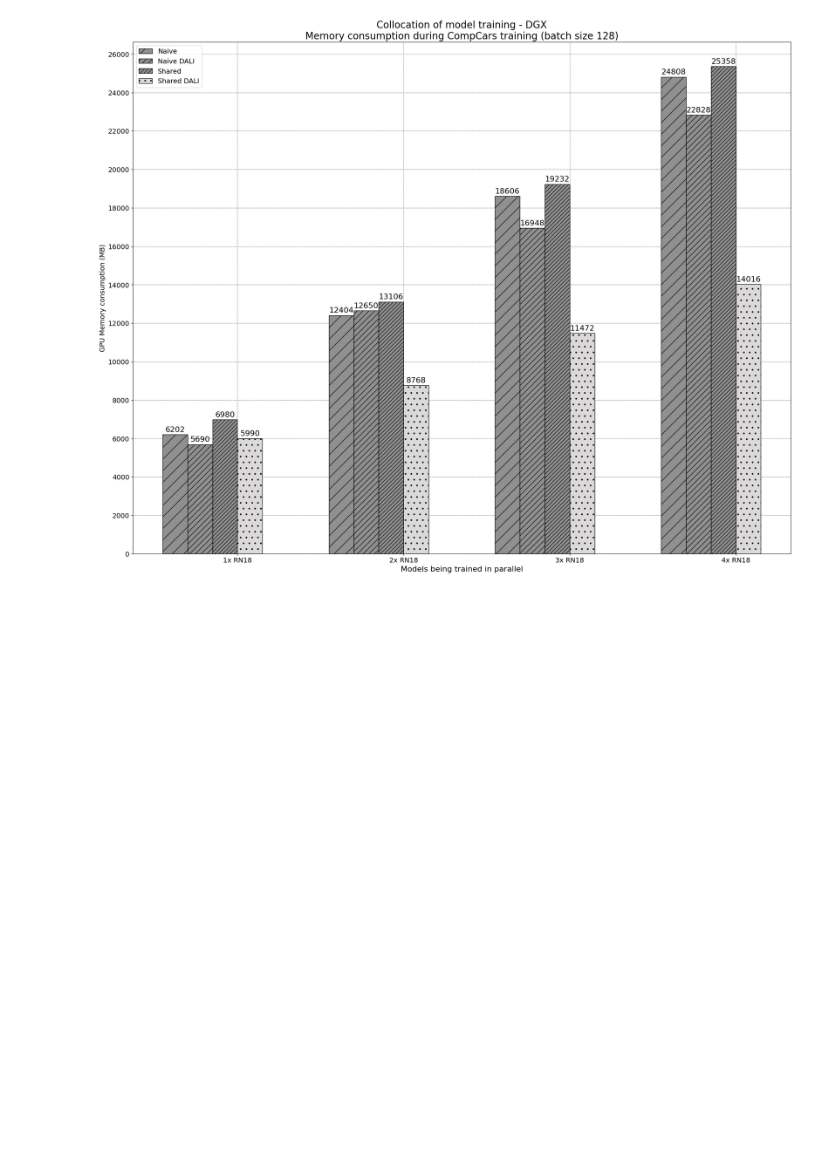
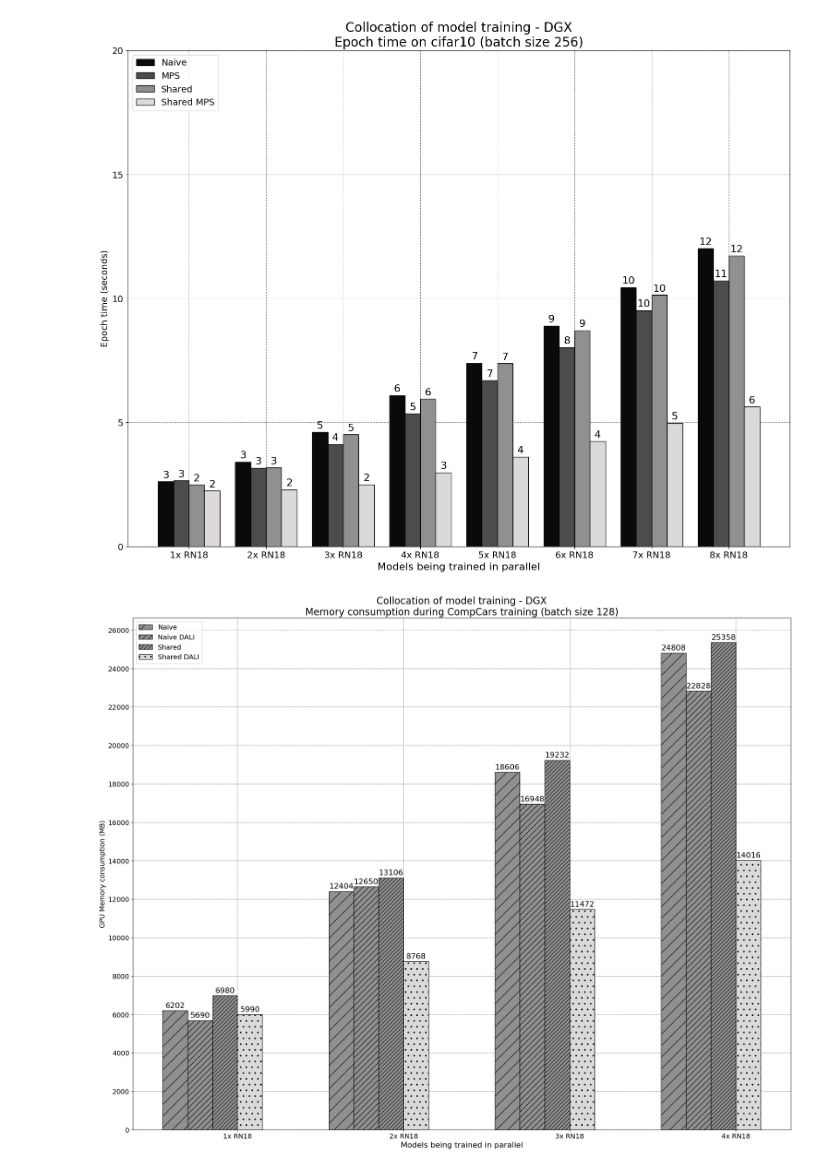
Before and after one commit to neilkimn/thesis, a Jupyter notebook: notebooks/dgx_training_comparisons_same_models.ipynb, the cells around one changed output. Drawn from its saved outputs; the diff is of its cells as text; code cells hidden in the pictures; blank space fills up the shorter version.

```diff
--- a/notebooks/dgx_training_comparisons_same_models.ipynb
+++ b/notebooks/dgx_training_comparisons_same_models.ipynb
@@ -160,3 +202,57 @@ plt.show()
+# %%
+import matplotlib.pyplot as plt
+import numpy as np
+
+workloads = ("1x RN18", "2x RN18", "3x RN18", "4x RN18", "5x RN18", "6x RN18", "7x RN18", "8x RN18")
+
+naive = [df.iloc[2:]["total_time"].mean() for df in [df_1x, df_2x, df_3x, df_4x, df_5x, df_6x, df_7x, df_8x]]
+
+#naive_dali = [df.iloc[2:]["total_time"].mean() for df in [df_dali_1x, df_dali_2x, df_dali_3x, df_dali_4x]]
+
+mps = [df.iloc[2:]["total_time"].mean() for df in [df_1x_mps, df_2x_mps, df_3x_mps, df_4x_mps, df_5x_mps, df_6x_mps, df_7x_mps, df_8x_mps]]
+
+shared = [df.iloc[2:]["total_time"].mean() for df in [df_mul_1x, df_mul_2x, df_mul_3x, df_mul_4x, df_mul_5x, df_mul_6x, df_mul_7x, df_mul_8x]]
+
+#shared_dali = [df.iloc[2:]["total_time"].mean() for df in [df_dali_mul_1x, df_dali_mul_2x, df_dali_mul_3x, df_dali_mul_4x]]
+
+shared_mps = [df.iloc[2:-1]["total_time"].mean() for df in [df_mul_1x_mps, df_mul_2x_mps, df_mul_3x_mps, df_mul_4x_mps, df_mul_5x_mps, df_mul_6x_mps, df_mul_7x_mps, df_mul_8x_mps]]
+
+measurements ={
+    "Naive": naive,
+    #"DALI": naive_dali,
+    "MPS": mps,
+    "Shared": shared,
+    #"Shared + DALI": shared_dali,
+    "Shared MPS": shared_mps,
+}
+
+x = np.arange(len(workloads))  # the label locations
+width = 0.2  # the width of the bars
+multiplier = -0.5
+
+fig, ax = plt.subplots(layout='constrained', figsize=(15,12))
+shades = ["#0a0a0a", "#4d4c4c", "#919090", "#dbd9d9"]
+
+for idx, (attribute, measurement) in enumerate(measurements.items()):
+    offset = width * multiplier
+    #rects = ax.bar(x + offset, measurement, width, label=attribute, color=shades[idx], edgecolor="black", yerr=measurements_err[attribute][idx], ecolor="red", capsize=5)
+    rects = ax.bar(x + offset, measurement, width, label=attribute, color=shades[idx], edgecolor="black")
+    ax.bar_label(rects, padding=3, fmt='%.0f', label_type="edge", color="black", size=16)
+    multiplier += 1
+
+# Add some text for labels, title and custom x-axis tick labels, etc.
+ax.set_ylabel('Epoch time (seconds)', fontsize=14)
+ax.set_title(f'Collocation of model training - {MACHINE}\nEpoch time on {DATASET} (batch size {BATCH_SIZE})', fontsize=20)
+ax.set_xticks(x + width, workloads, fontsize=14)
+ax.legend(loc='upper left', fontsize=14)
+
+ax.set_axisbelow(True)
+ax.grid(color='gray', linestyle='dashed')
+plt.yticks([i for i in range(0, 25, 5)], fontsize=14)
+plt.xlabel("Models being trained in parallel", fontsize=16)
+plt.show()
+# %% [output]
+[figure, added]
 # %%
 # BASELINE
 
```
Also changed, not shown: parts of 3 cells of this notebook, 2 other files.
